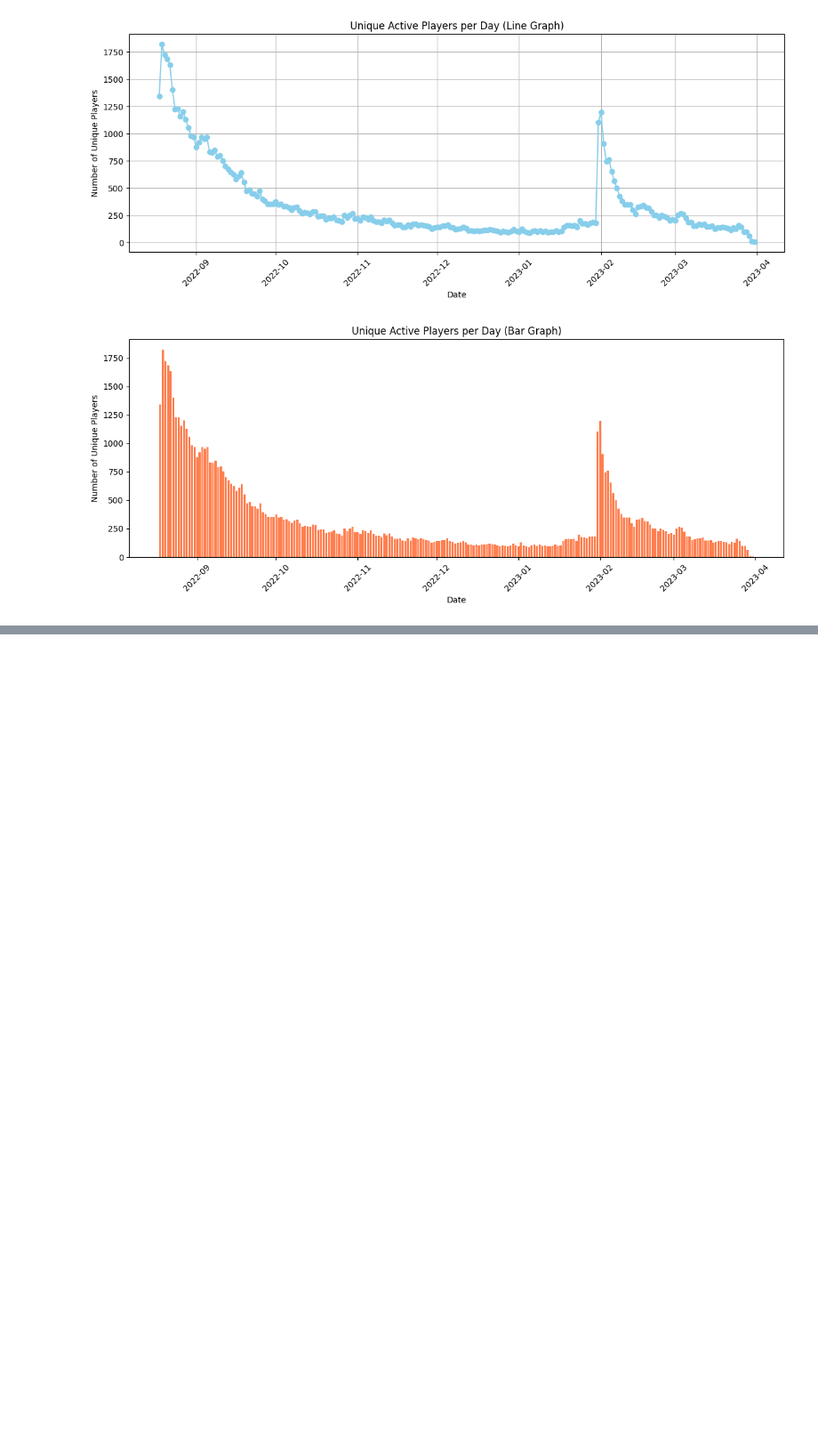
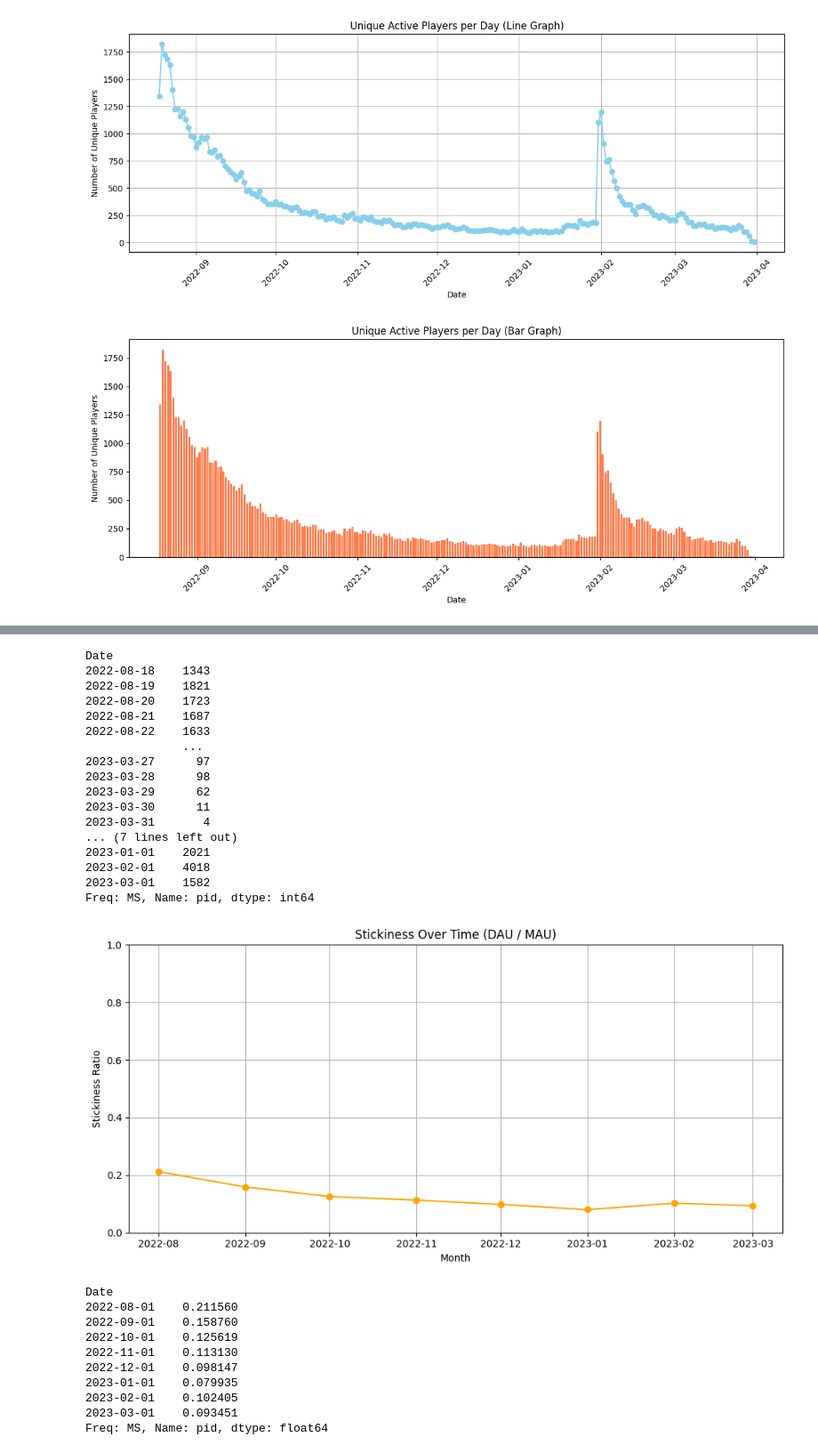
Before and after one commit to itcOnlineGaming/GA_25_P1_Part3_Ruslan_Gavrilov, a Jupyter notebook: notebook.ipynb, the cells around one changed output, grey strips where cells are left out. Shown at 89% size. Cells and saved outputs as stored; diff of their text form; code cells hidden in the pictures; blank space fills up the shorter version.

Commit message:
#3.5 Stickiness calculation and reflection

```diff
--- a/notebook.ipynb
+++ b/notebook.ipynb
@@ -92,0 +93,57 @@ TypeError: float() argument must be a string or a real number, not 'Period'
+# %%
+import importlib
+import pandas as pd
+import matplotlib.pyplot as plt
+import app
+importlib.reload(app)
+
+
+daily_unique = app.DailyUniquePlayers()
+monthly_unique = app.MonthlyUniquePlayers()
+
+average_dau_per_month = daily_unique.groupby(daily_unique.index.to_period('M')).mean()
+average_dau_per_month.index = average_dau_per_month.index.to_timestamp()
+
+stickiness = average_dau_per_month / monthly_unique
+
+
+plt.figure(figsize=(10, 5))
+plt.plot(stickiness.index, stickiness.values, marker='o', linestyle='-', color='orange')
+plt.title('Stickiness Over Time (DAU / MAU)')
+plt.xlabel('Month')
+plt.ylabel('Stickiness Ratio')
+plt.ylim(0, 1)
+plt.grid(True)
+plt.tight_layout()
+plt.show()
+
+print(stickiness)
+# %% [output]
+Date
+2022-08-18    1343
+2022-08-19    1821
+2022-08-20    1723
+2022-08-21    1687
+2022-08-22    1633
+              ...
+2023-03-27      97
+2023-03-28      98
+2023-03-29      62
+2023-03-30      11
+2023-03-31       4
+... (7 lines left out)
+2023-01-01    2021
+2023-02-01    4018
+2023-03-01    1582
+Freq: MS, Name: pid, dtype: int64
+[figure, added]
+Date
+2022-08-01    0.211560
+2022-09-01    0.158760
+2022-10-01    0.125619
+2022-11-01    0.113130
+2022-12-01    0.098147
+2023-01-01    0.079935
+2023-02-01    0.102405
+2023-03-01    0.093451
+Freq: MS, Name: pid, dtype: float64
```
Also changed, not shown: parts of 2 cells of this notebook, 1 other file.
